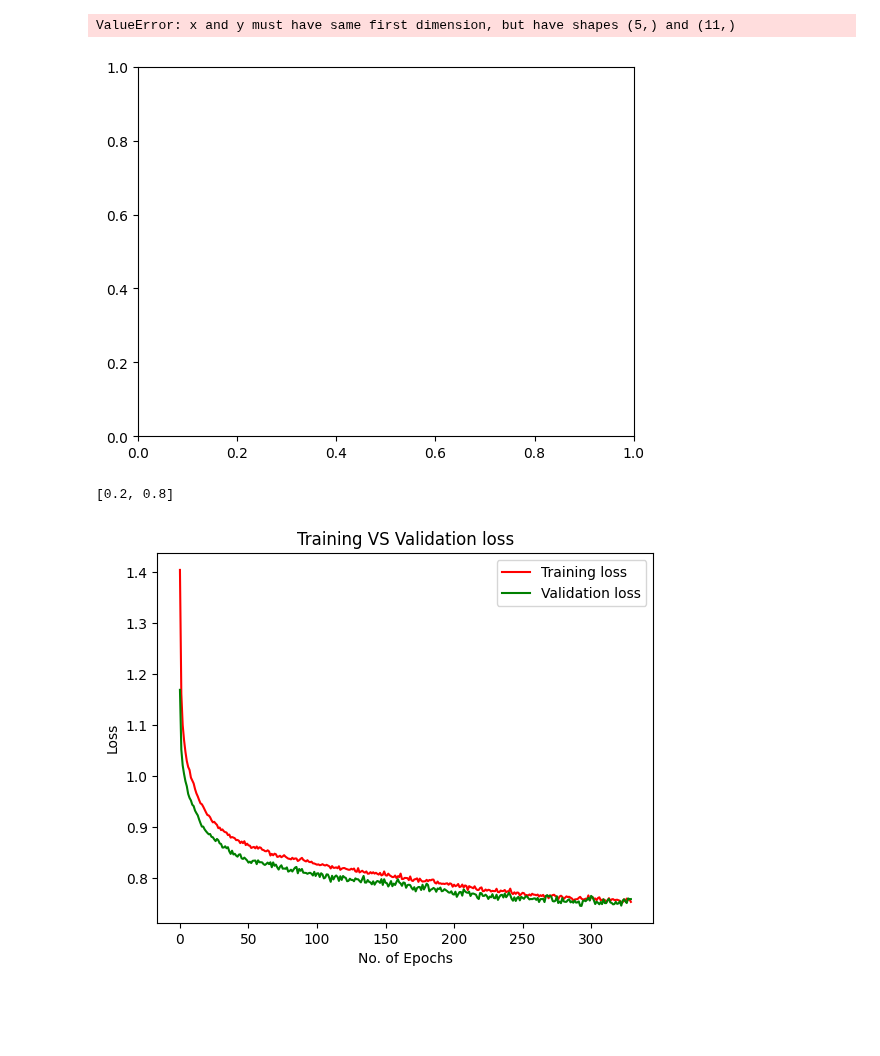
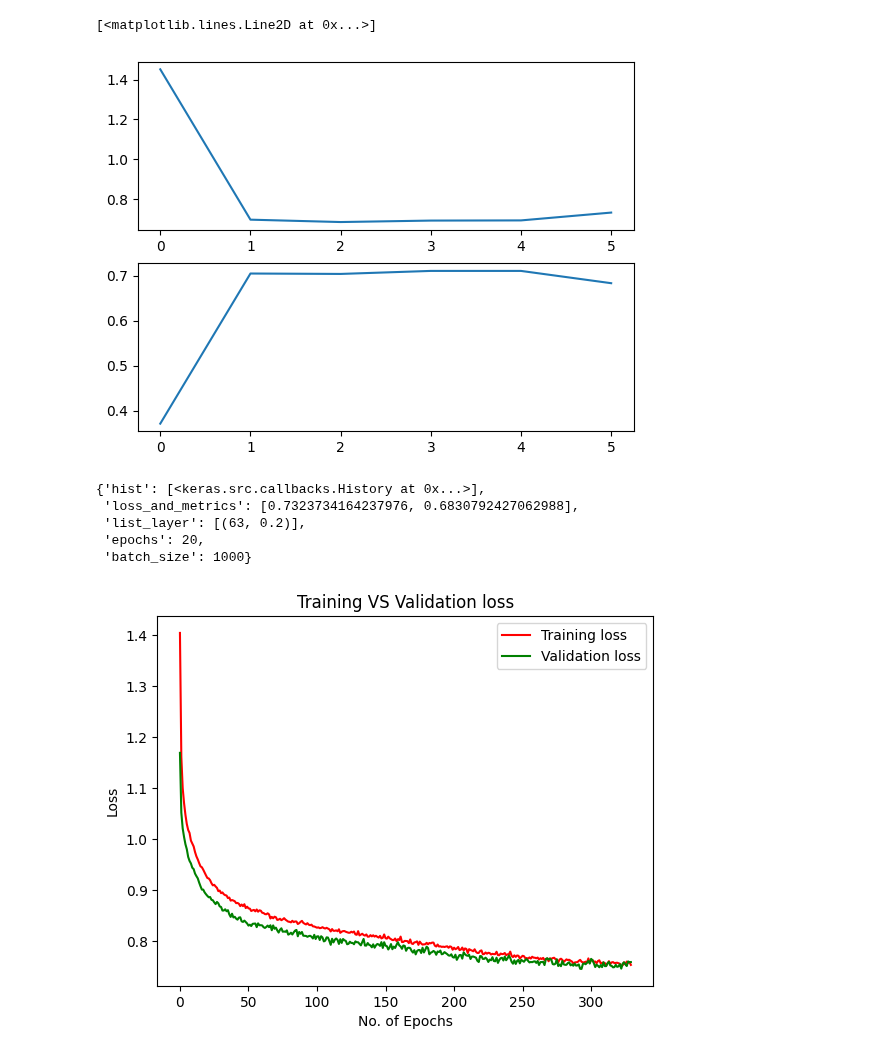
Before and after one commit to Dann38/layout_highlighter, a Jupyter notebook: imgDoc/examples/09-mega-test-script.ipynb, the cells around one changed output. Saved outputs shown, nothing was run; the diff lists cells and outputs as text; code cells hidden in the pictures; blank space fills up the shorter version.

```diff
--- a/imgDoc/examples/09-mega-test-script.ipynb
+++ b/imgDoc/examples/09-mega-test-script.ipynb
@@ -159,0 +203,12 @@ train:
+# %%
+name = "dataset_2.json"
+dataset = dataset_from_jsons(procent=1.0)
+
+train_x, train_y, val_x, val_y, test_x, test_y, Y_keys = get_data(dataset, balans=True)
+
+with open(name, "w") as f:
+    json.dump({"train_x": train_x.tolist(), "train_y": train_y.tolist(),
+               "val_x": val_x.tolist(), "val_y": val_y.tolist(),
+               "test_x": test_x.tolist(), "test_y": test_y.tolist()}, f)
+
+del train_x, train_y, val_x, val_y, test_x, test_y, Y_keys, dataset
@@ -178,4 +235,6 @@ print("Кол-во записей:\t", len(dataset["train_x"]))
 Первый y:        [0.0, 0.0, 0.0, 1.0, 0.0]
 Последний y:     [0.0, 0.0, 0.0, 1.0, 0.0]
 Кол-во записей:  20985
+# %%
+mega_hist = []
 # %%
@@ -237,19 +317,22 @@ Epoch 30/30
 # %%
-bch = [a for a in args]
-test_metr = [m["loss_and_metrics"][1] for m in mega_hist]
-
-plt.plot(bch, test_metr, '.:')
-# plt.plot(bch[1::3], test_metr[1::3], '.')
-# plt.plot(bch[2::3], test_metr[2::3], '.')
-plt.ylim([0.6, 0.8])
-plt.title("accuracy от dropout")
+count_node = [0, 1, 2, 3, 4, 5]
+loss = [m["loss_and_metrics"][0] for m in mega_hist[-6:]]
+ac  = [m["loss_and_metrics"][1] for m in mega_hist[-6:]]
+plt.subplot(2, 1, 1)
+plt.plot(count_node, loss)
+plt.subplot(2, 1, 2)
+plt.plot(count_node, ac)
 # %% [output]
-ValueError: x and y must have same first dimension, but have shapes (5,) and (11,)
+[<matplotlib.lines.Line2D at 0x...>]
-[figure, old version]
+[figure, new version]
 # %%
-args[np.argmin(test_metr)]
+mega_hist[-1]
 # %% [output]
-[0.2, 0.8]
+{'hist': [<keras.src.callbacks.History at 0x...>],
+ 'loss_and_metrics': [0.7323734164237976, 0.6830792427062988],
+ 'list_layer': [(63, 0.2)],
+ 'epochs': 20,
+ 'batch_size': 1000}
 # %%
 plt.plot(np.concatenate([h.history['loss'] for h in mega_hist[-1]["hist"]]), 'r', label='Training loss')
 plt.plot(np.concatenate([h.history['val_loss'] for h in  mega_hist[-1]["hist"]]), 'g', label='Validation loss')
```
Also changed, not shown: parts of 12 cells of this notebook, 11 other files.
